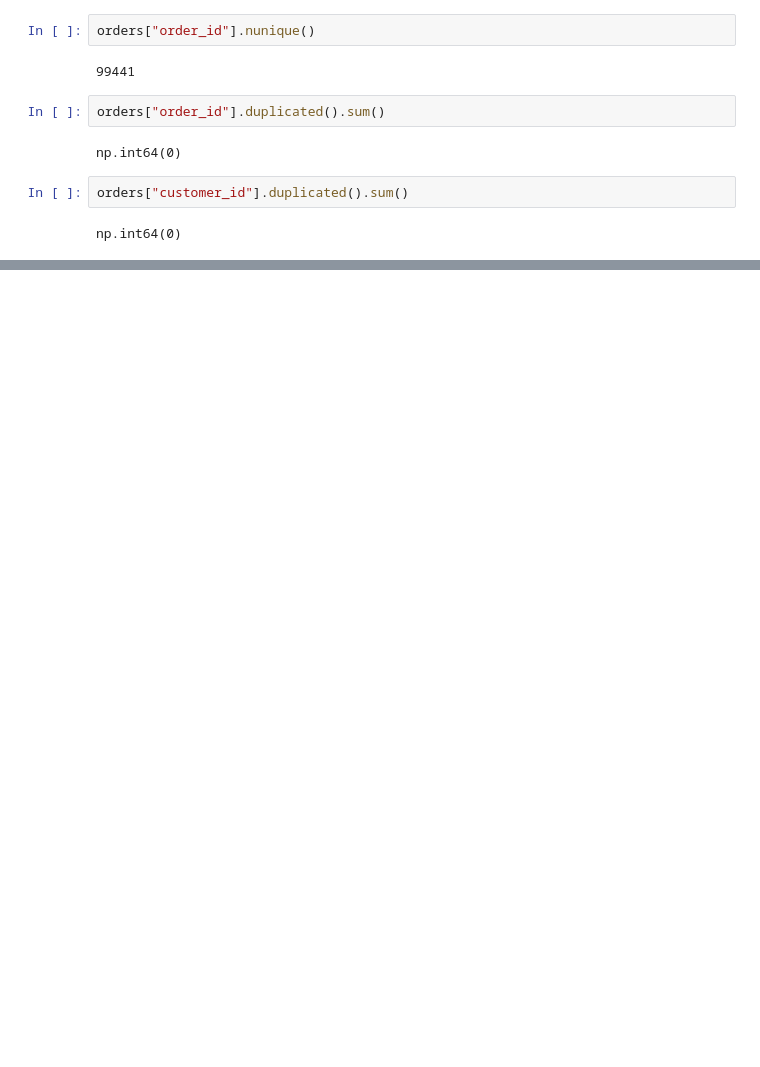
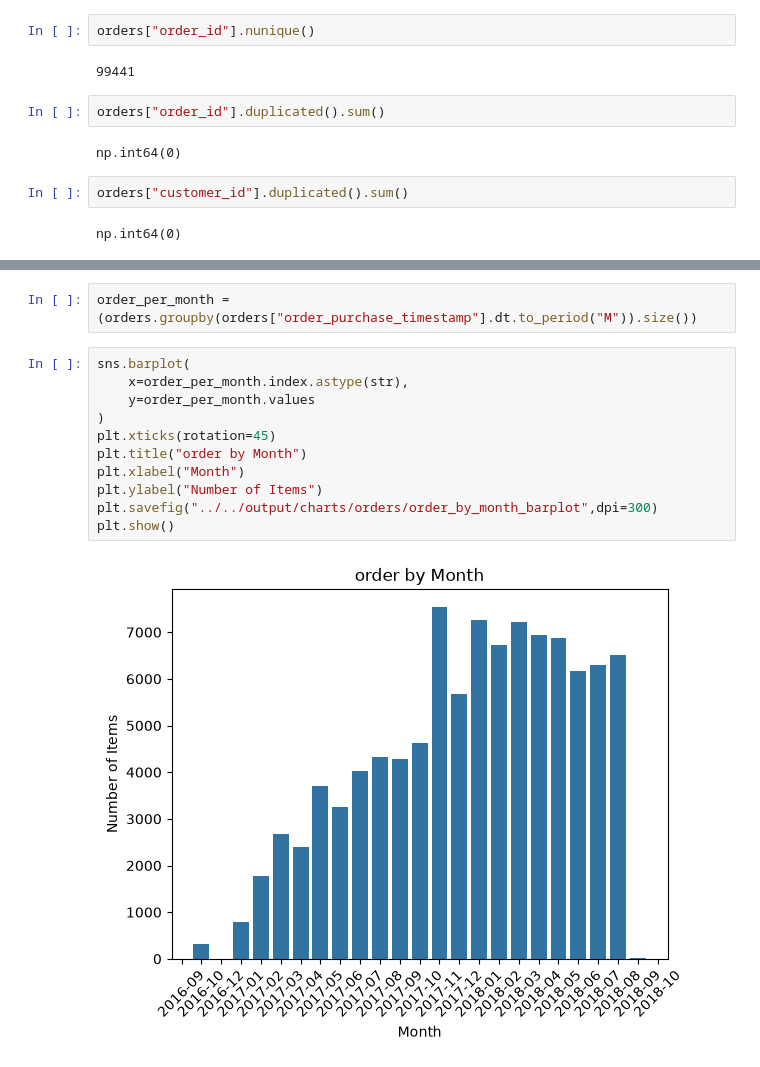
Before and after one commit to TanmayAggarwal87/E-commerce-Store-Anlaysis, a Jupyter notebook: notebooks/eda/06_orders_eda.ipynb, the cells around one changed output, grey strips where cells are left out. Cells and saved outputs as stored; diff of their text form; blank space fills up the shorter version.

```diff
--- a/notebooks/eda/06_orders_eda.ipynb
+++ b/notebooks/eda/06_orders_eda.ipynb
@@ -47,0 +106,15 @@ np.int64(0)
+# %%
+order_per_month = (orders.groupby(orders["order_purchase_timestamp"].dt.to_period("M")).size())
+# %%
+sns.barplot(
+    x=order_per_month.index.astype(str),
+    y=order_per_month.values
+)
+plt.xticks(rotation=45)
+plt.title("order by Month")
+plt.xlabel("Month")
+plt.ylabel("Number of Items")
+plt.savefig("../../output/charts/orders/order_by_month_barplot",dpi=300)
+plt.show()
+# %% [output]
+[figure, added]
```
Also changed, not shown: parts of 23 cells of this notebook, 7 other files.
